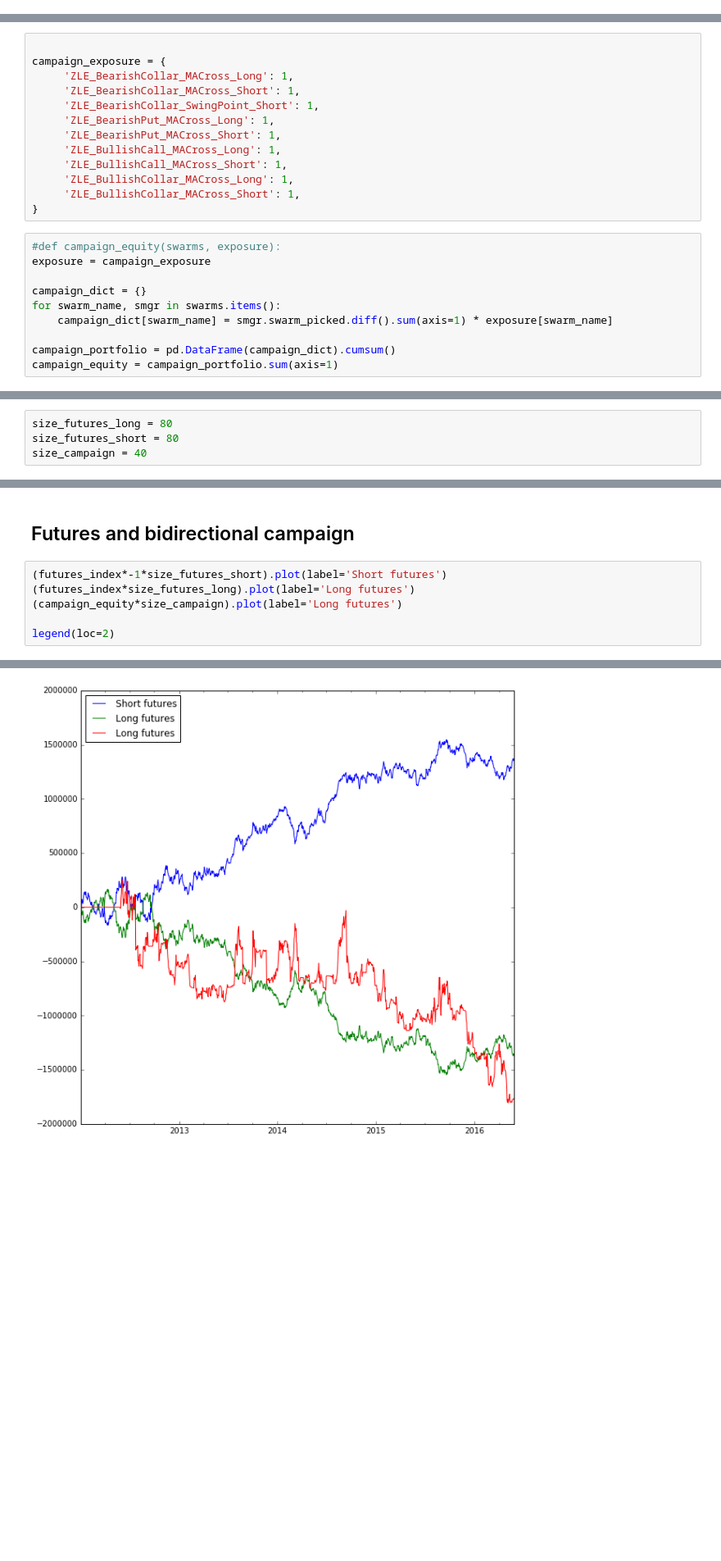
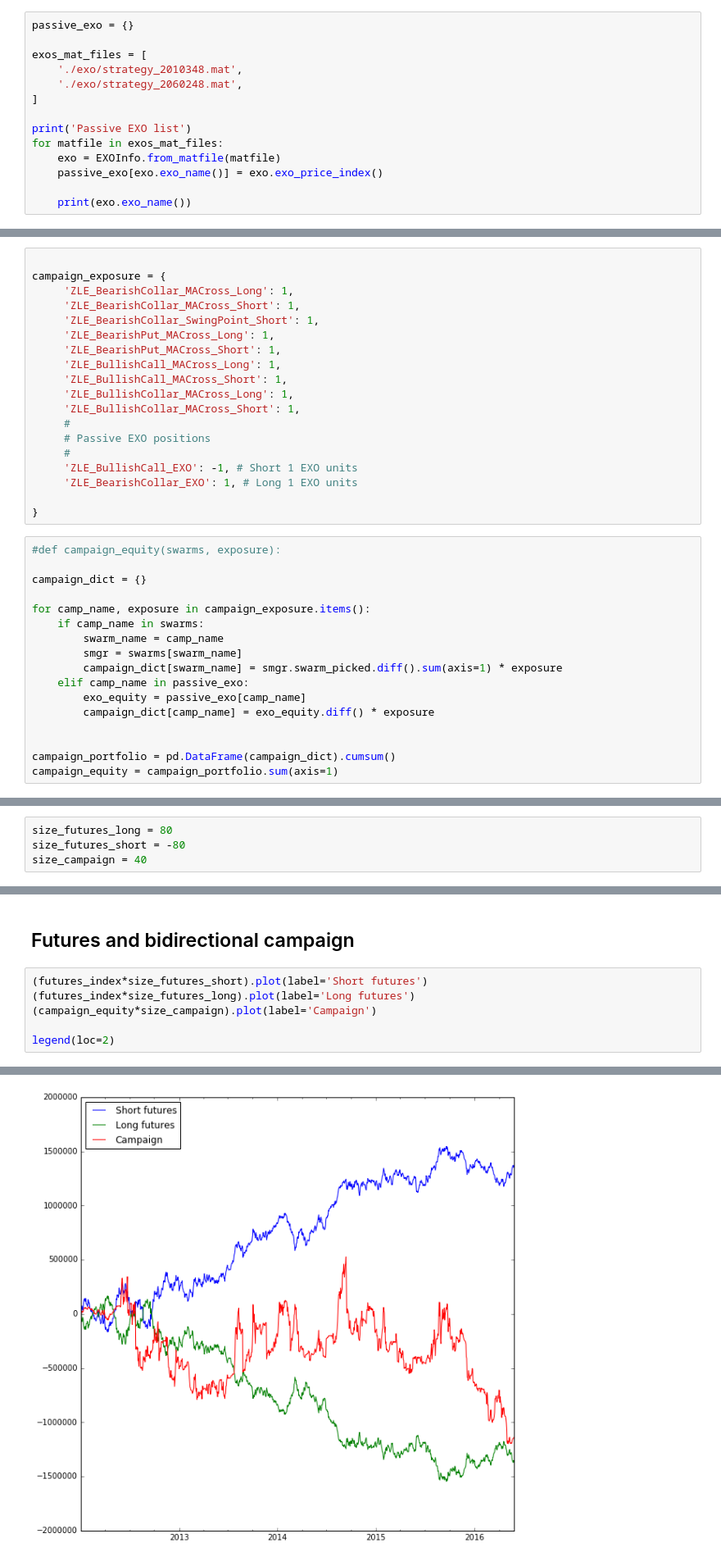
Before and after one commit to trendmanagement/tmqrexo_alexveden, a Jupyter notebook: notebooks/Golden StateWIP/Presentation.ipynb, the cells around one changed output, grey strips where cells are left out. Shown at 82% size. Drawn from its saved outputs; the diff is of its cells as text; blank space fills up the shorter version.

```diff
--- a/notebooks/Golden StateWIP/Presentation.ipynb
+++ b/notebooks/Golden StateWIP/Presentation.ipynb
@@ -40,0 +36,14 @@ exo = EXOInfo.from_matfile(mat_file)
+# %%
+passive_exo = {}
+
+exos_mat_files = [
+    './exo/strategy_2010348.mat',
+    './exo/strategy_2060248.mat',
+]
+
+print('Passive EXO list')
+for matfile in exos_mat_files:
+    exo = EXOInfo.from_matfile(matfile)
+    passive_exo[exo.exo_name()] = exo.exo_price_index()
+
+    print(exo.exo_name())
@@ -55,14 +68,27 @@ campaign_exposure = {
      'ZLE_BullishCall_MACross_Short': 1,
      'ZLE_BullishCollar_MACross_Long': 1,
      'ZLE_BullishCollar_MACross_Short': 1,
+     #
+     # Passive EXO positions
+     #
+     'ZLE_BullishCall_EXO': -1, # Short 1 EXO units
+     'ZLE_BearishCollar_EXO': 1, # Long 1 EXO units
+
 }
 # %%
 #def campaign_equity(swarms, exposure):
-exposure = campaign_exposure
 
 campaign_dict = {}
-for swarm_name, smgr in swarms.items():
-    campaign_dict[swarm_name] = smgr.swarm_picked.diff().sum(axis=1) * exposure[swarm_name]
+
+for camp_name, exposure in campaign_exposure.items():
+    if camp_name in swarms:
+        swarm_name = camp_name
+        smgr = swarms[swarm_name]
+        campaign_dict[swarm_name] = smgr.swarm_picked.diff().sum(axis=1) * exposure
+    elif camp_name in passive_exo:
+        exo_equity = passive_exo[camp_name]
+        campaign_dict[camp_name] = exo_equity.diff() * exposure
+
 
 campaign_portfolio = pd.DataFrame(campaign_dict).cumsum()
 campaign_equity = campaign_portfolio.sum(axis=1)
@@ -82,6 +108,6 @@ campaign_portfolio.sum(axis=1).plot()
 # %%
 size_futures_long = 80
-size_futures_short = 80
+size_futures_short = -80
 size_campaign = 40
 # %%
 futures_index = exo.data.fut_price.diff().cumsum()
@@ -98,11 +124,11 @@ legend(loc=2)
 # %% [markdown]
 ## Futures and bidirectional campaign
 # %%
-(futures_index*-1*size_futures_short).plot(label='Short futures')
+(futures_index*size_futures_short).plot(label='Short futures')
 (futures_index*size_futures_long).plot(label='Long futures')
-(campaign_equity*size_campaign).plot(label='Long futures')
+(campaign_equity*size_campaign).plot(label='Campaign')
 
 legend(loc=2)
 # %% [output]
 <matplotlib.legend.Legend at 0x...>
-[figure, old version]
+[figure, new version]
```
Also changed, not shown: parts of 10 cells of this notebook, 38 other files.
